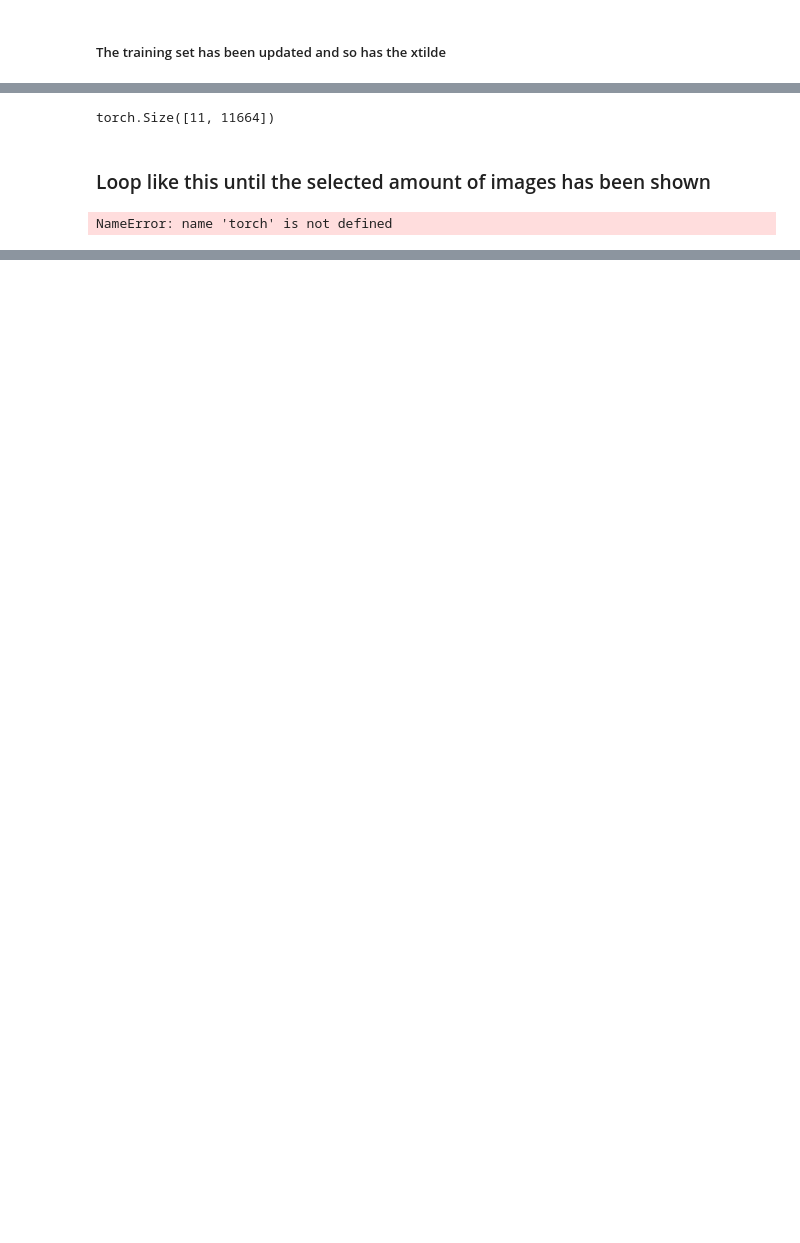
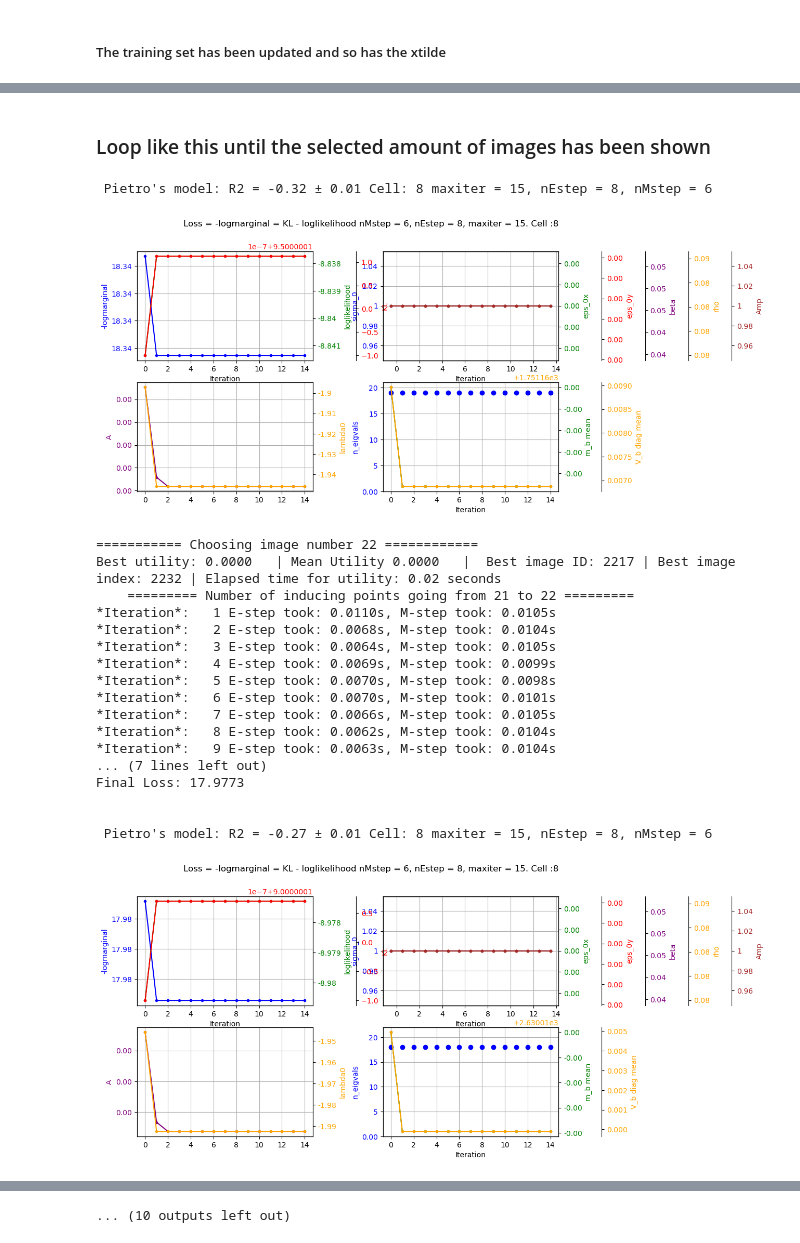
Before and after one commit to retinal-information-processing-lab/gaussian_processes, a Jupyter notebook: Spatial_GP_repo/one_cell_active_training.ipynb, the cells around one changed output, grey strips where cells are left out. Saved outputs shown, nothing was run; the diff lists cells and outputs as text; code cells hidden in the pictures; blank space fills up the shorter version.

```diff
--- a/Spatial_GP_repo/one_cell_active_training.ipynb
+++ b/Spatial_GP_repo/one_cell_active_training.ipynb
@@ -337,6 +245,16 @@ Elapsed time for utility as a vec  : 0.02 seconds, mean of u: 0.000000, max of u
 ### Evaluate the utility of each remaining image
 New version
 # %%
+in_use_idx    = start_model['fit_parameters']['in_use_idx']
+xtilde_idx    = start_model['fit_parameters']['xtilde_idx']
+
+remaining_idx = all_idx[~torch.isin( all_idx, in_use_idx )].sort()[0]
+
+X_remaining = X[remaining_idx]
+R_remaining = R[remaining_idx]
+
+xtilde      = X[xtilde_idx]  # This has to be the same as start_model['xtilde']
+
 xstar = X_remaining
 
 kernfun       = start_model['fit_parameters']['kernfun']
@@ -448,14 +481,23 @@ Number of initial ntilde  10, Number of to be updated ntilde 11
-# %%
-fit_model['xtilde'].shape
-# %% [output]
-torch.Size([11, 11664])
 # %% [markdown]
 ### Loop like this until the selected amount of images has been shown
 # %%
-n_imgs_to_show = 200
+n_starting_points = fit_model['fit_parameters']['in_use_idx'].shape[0]
+n_imgs_to_show = 50
+ntilde_max = 30
+r2_vec = torch.zeros(n_imgs_to_show+n_starting_points)
+
 r_capped = torch.arange(0, 100, dtype=TORCH_DTYPE)
 for j in range(n_imgs_to_show):
+    spk_count_test, spk_count_pred, r2, sigma_r2 = utils.test(X_test, R_test, X_train=X, at_iteration=None, **fit_model )
 
+    r2             = r2
+    sigma_r2       = sigma_r2
+    txt = f'r^2 = {r2.item():.2f} ± {sigma_r2.item():.2f} ntilde: {ntilde} '
+    r2_vec[j] = r2
+
+    utils.plot_loss_and_theta_notebook(fit_model, figsize=(9,6), marker='.')#ylim_logmarg=(0, 5000))
+
+    print(f"=========== Choosing image number {j+n_starting_points+1} ============")
     start_time_utility = time.time()
 
     kernfun        = fit_model['fit_parameters']['kernfun']
@@ -468,46 +510,72 @@ for j in range(n_imgs_to_show):
     m_b            = fit_model['m_b']
     V_b            = fit_model['V_b']
     mask           = fit_model['mask']
+    in_use_idx     = fit_model['fit_parameters']['in_use_idx']
+    xtilde_idx     = fit_model['fit_parameters']['xtilde_idx']
 
     # The matrices to compute the lambda moments are calculated on the unseen images X_remaining (xstar)
     Kvec = utils.acosker(theta, X_remaining[:,mask], x2=None,                   C=C, dC=None, diag=True)
     K    = utils.acosker(theta, X_remaining[:,mask], x2=xtilde_updated[:,mask], C=C, dC=None, diag=False)
     K_b  = K @ B
 
     lambda_m_t, lambda_var_t = utils.lambda_moments( X_remaining[:,mask], K_tilde_b, K_b@K_tilde_inv_b, Kvec, K_b, C, m_b, V_b, theta, kernfun)
 
     logf_mean = A*lambda_m_t + lambda0
     logf_var  = A**2 * lambda_var_t
 
     # Estimate the utility with a cappet .arange() vector r( used in a summation to infinity )
     u2d = utils.nd_utility(logf_var, logf_mean, r_capped )
 
     i_best     = u2d.argmax()
     x_idx_best = remaining_idx[i_best]
+    print(f'Best utility: {u2d[i_best].item():<8.4f} | Mean Utility {u2d.mean().item():<8.4f} |  Best image ID: {i_best} | Best image index: {x_idx_best} | Elapsed time for utility: {time.time()-start_time_utility:.2f} seconds')
 
-    in_use_idx    = torch.unique(torch.cat( (in_use_idx, x_idx_best[None]) ))
-    remaining_idx = all_idx[~torch.isin( all_idx, in_use_idx )]
+    in_use_idx    = torch.unique(torch.cat( (in_use_idx, x_idx_best[None]) )).sort()[0]
+    remaining_idx = all_idx[~torch.isin( all_idx, in_use_idx )].sort()[0]
 
     X_in_use    = X[in_use_idx]
     R_in_use    = R[in_use_idx]
     X_remaining = X[remaining_idx]
     R_remaining = R[remaining_idx]
 
     # The added images are used as inducing points as long as the number of inducing points is less than 200
-    if in_use_idx.shape[0] < 200:
-        ntilde = in_use_idx.shape[0]
-        xtilde_updated = X[in_use_idx]
-
-    print(f'Best utility: {u2d[i_best].item():<8.4f} | Mean Utility {u2d.mean().item():<8.4f} |  Best image ID: {i_best} | Best image index: {x_idx_best} | Elapsed time for utility: {time.time()-start_time_utility:.2f} seconds')
-
+    if in_use_idx.shape[0] <= ntilde_max:
+        print(f'    ========= Number of inducing points going from {xtilde_idx.shape[0]} to {in_use_idx.shape[0]} =========')
+        xtilde_idx     = in_use_idx
+        ntilde         = xtilde_idx.shape[0]
+        xtilde_updated = X[xtilde_idx]
+    else:
+        print(f'    ========= Number of inducing points capped at {ntilde_max} =========')
+        ntilde = ntilde_max
 
     fit_model['xtilde'] = xtilde_updated
     fit_model['fit_parameters']['ntilde'] = ntilde
+    fit_model['fit_parameters']['in_use_idx'] = in_use_idx
+    fit_model['fit_parameters']['xtilde_idx'] = xtilde_idx
 
     fit_model, err_dict = utils.varGP(X_in_use, R_in_use, **fit_model)
 
     if err_dict['is_error']:
-        print(f'Error in the fit while adding image n {j}')
+        print(f'Error in the fit while adding image n {j+n_starting_points+1}')
         raise err_dict['error']
 # %% [output]
-NameError: name 'torch' is not defined
+ Pietro's model: R2 = -0.32 ± 0.01 Cell: 8 maxiter = 15, nEstep = 8, nMstep = 6
+[figure, added]
+=========== Choosing image number 22 ============
+Best utility: 0.0000   | Mean Utility 0.0000   |  Best image ID: 2217 | Best image index: 2232 | Elapsed time for utility: 0.02 seconds
+    ========= Number of inducing points going from 21 to 22 =========
+*Iteration*:   1 E-step took: 0.0110s, M-step took: 0.0105s
+*Iteration*:   2 E-step took: 0.0068s, M-step took: 0.0104s
+*Iteration*:   3 E-step took: 0.0064s, M-step took: 0.0105s
+*Iteration*:   4 E-step took: 0.0069s, M-step took: 0.0099s
+*Iteration*:   5 E-step took: 0.0070s, M-step took: 0.0098s
+*Iteration*:   6 E-step took: 0.0070s, M-step took: 0.0101s
+*Iteration*:   7 E-step took: 0.0066s, M-step took: 0.0105s
+*Iteration*:   8 E-step took: 0.0062s, M-step took: 0.0104s
+*Iteration*:   9 E-step took: 0.0063s, M-step took: 0.0104s
+... (7 lines left out)
+Final Loss: 17.9773
+
+
+ Pietro's model: R2 = -0.27 ± 0.01 Cell: 8 maxiter = 15, nEstep = 8, nMstep = 6
+[figure, added]
@@ -513,0 +654 @@ NameError: name 'torch' is not defined
+... (10 outputs left out)
```
Also changed, not shown: parts of 18 cells of this notebook, 3 other files.
